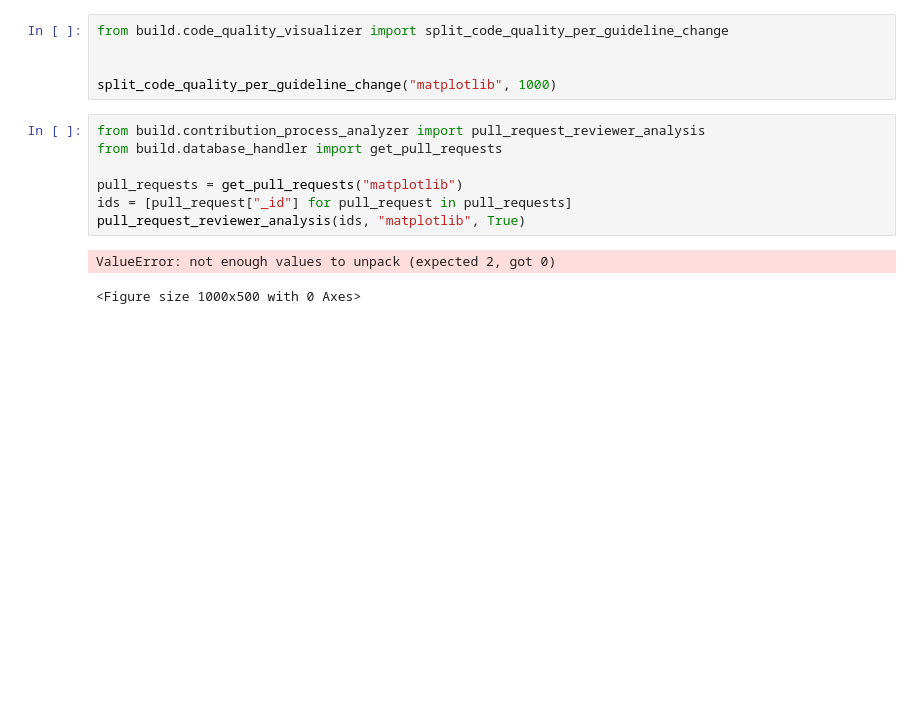
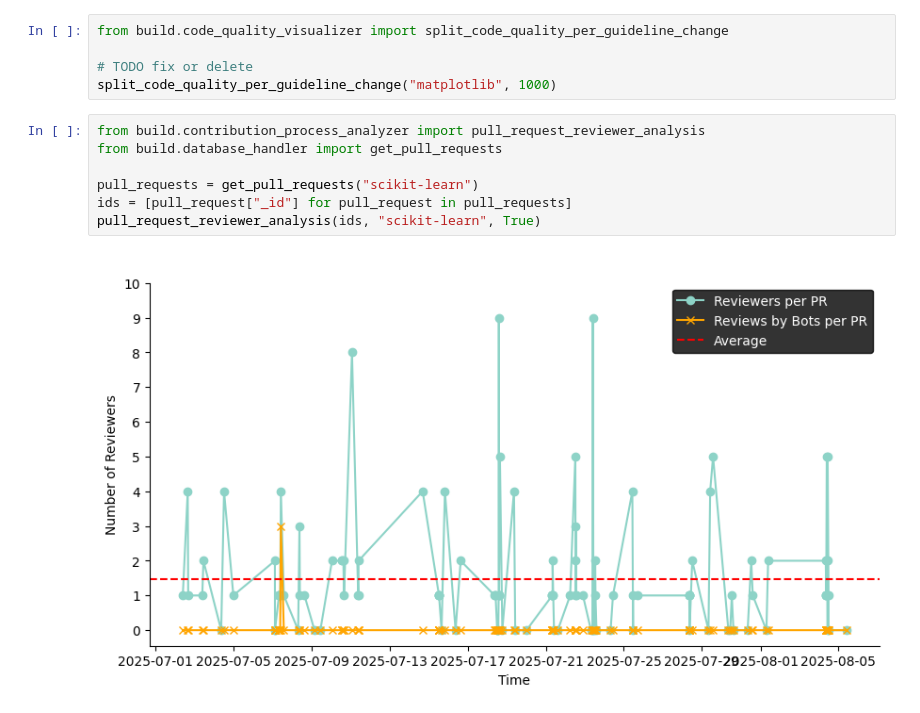
Before and after one commit to AlexS-1/Bachelor-Code, a Jupyter notebook: test.ipynb, the cells around one changed output. Drawn from its saved outputs; the diff is of its cells as text; blank space fills up the shorter version.

```diff
--- a/test.ipynb
+++ b/test.ipynb
@@ -183,18 +192,17 @@ plot_pull_request_code_quality("373")
 # %%
 from build.code_quality_visualizer import split_code_quality_per_guideline_change
 
-
+# TODO fix or delete
 split_code_quality_per_guideline_change("matplotlib", 1000)
 # %%
 from build.contribution_process_analyzer import pull_request_reviewer_analysis
 from build.database_handler import get_pull_requests
 
-pull_requests = get_pull_requests("matplotlib")
+pull_requests = get_pull_requests("scikit-learn")
 ids = [pull_request["_id"] for pull_request in pull_requests]
-pull_request_reviewer_analysis(ids, "matplotlib", True)
+pull_request_reviewer_analysis(ids, "scikit-learn", True)
 # %% [output]
-ValueError: not enough values to unpack (expected 2, got 0)
-<Figure size 1000x500 with 0 Axes>
+[figure, added]
 # %%
 from build.contribution_process_analyzer import pull_request_open_time_analysis
 
```
Also changed, not shown: parts of 6 cells of this notebook, 7 other files.
